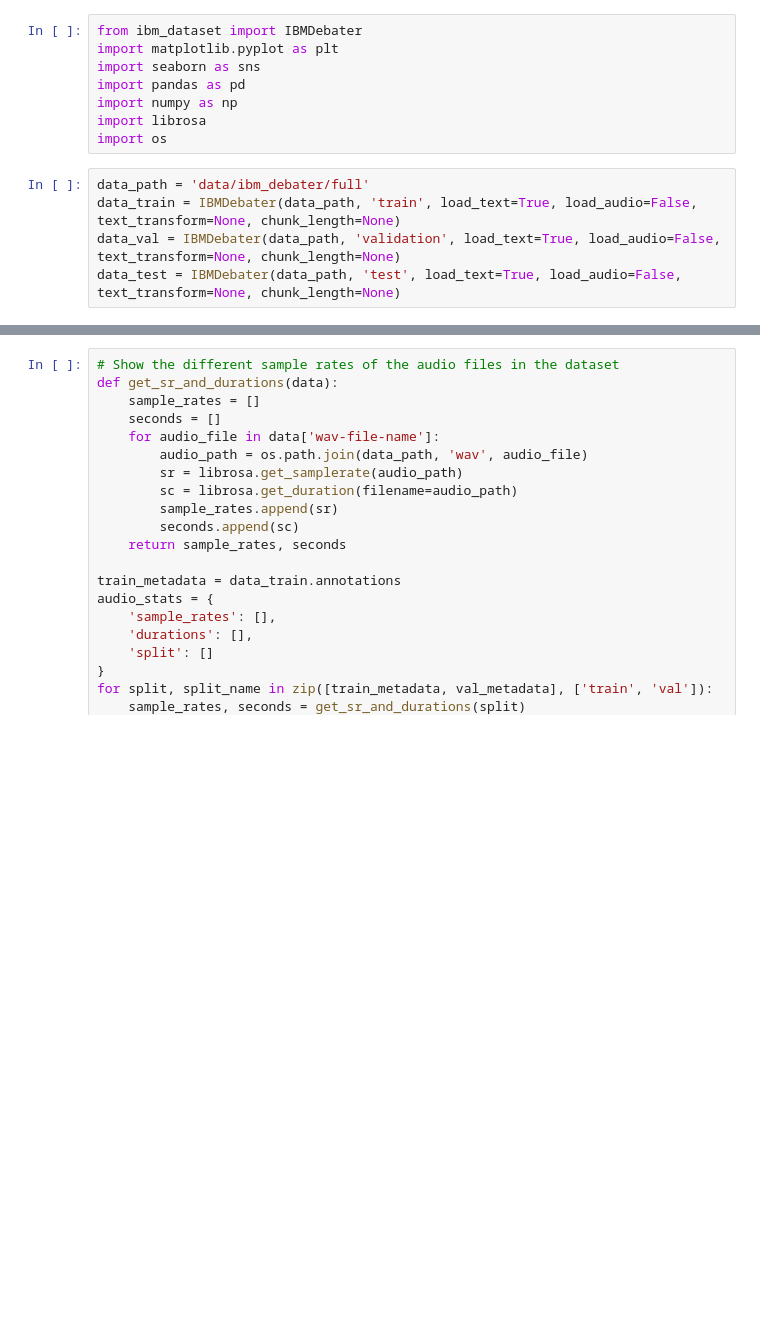
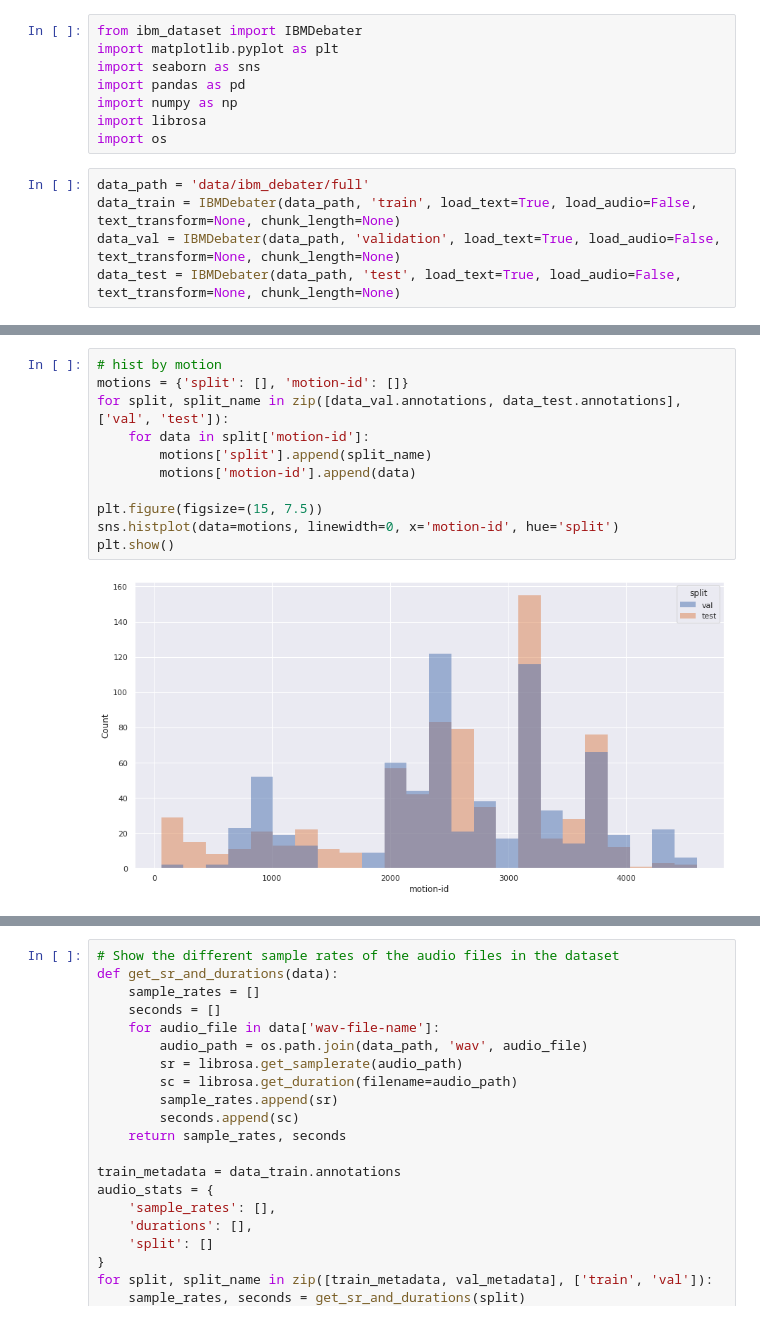
Before and after one commit to NLP-Team-Unibo/stance-prediction, a Jupyter notebook: data_analysis.ipynb, the cells around one changed output, grey strips where cells are left out. Cells and saved outputs as stored; diff of their text form; blank space fills up the shorter version.

```diff
--- a/data_analysis.ipynb
+++ b/data_analysis.ipynb
@@ -34,3 +38,16 @@ plt.show()
+# %%
+# hist by motion
+motions = {'split': [], 'motion-id': []}
+for split, split_name in zip([data_val.annotations, data_test.annotations], ['val', 'test']):
+    for data in split['motion-id']:
+        motions['split'].append(split_name)
+        motions['motion-id'].append(data)
+
+plt.figure(figsize=(15, 7.5))
+sns.histplot(data=motions, linewidth=0, x='motion-id', hue='split')
+plt.show()
+# %% [output]
+[figure, added]
 # %%
 # length text
 lentext = {'split': [], 'text_length': []}
```
Also changed, not shown: parts of 12 cells of this notebook, 2 other files.
